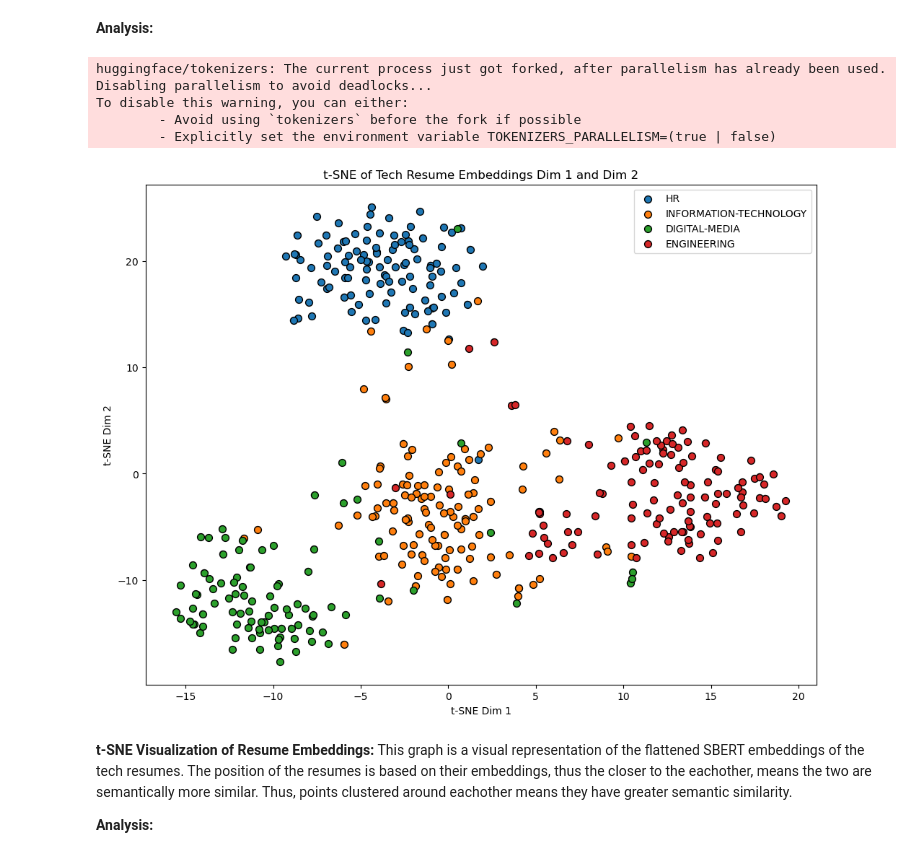
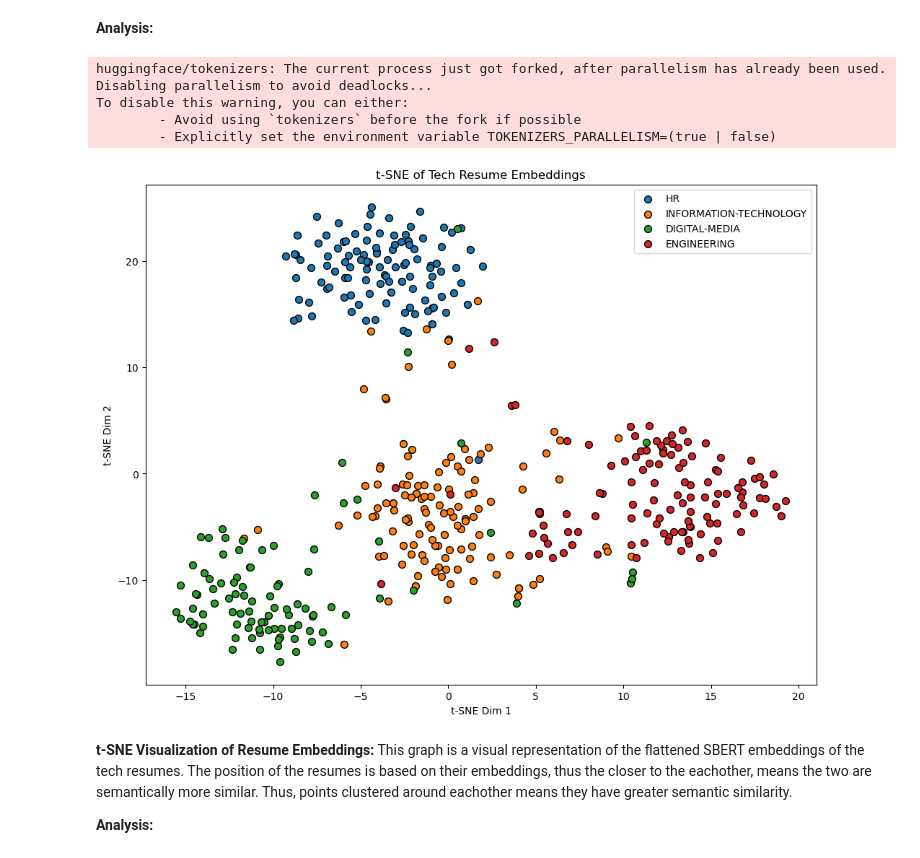
Before and after one commit to henry-AY/ResumeScreening, a Jupyter notebook: Resume_Screening.ipynb, the cells around one changed output. Saved outputs shown, nothing was run; the diff lists cells and outputs as text; code cells hidden in the pictures.

```diff
--- a/Resume_Screening.ipynb
+++ b/Resume_Screening.ipynb
@@ -253,35 +253,35 @@ df_tnse_fitted['Y'] = tnse_fitted[:,1]
 # Plot everything
 plt.figure(figsize=(12, 9))
 scatter = plt.scatter(df_tnse_fitted['X'], df_tnse_fitted['Y'], c = color_codes, edgecolors='black', alpha=0.5)
 
 # I had to use ChatGPT for this part because honestly, I have no idea how to do this and couldn't find a way
 unique_categories = df_tnse_fitted['Category'].unique()
 colors = plt.cm.tab10.colors
 
 # Loop through each category to plot them one by one
 for idx, category in enumerate(unique_categories):
     subset = df_tnse_fitted[df_tnse_fitted['Category'] == category]
     plt.scatter(
         subset['X'], subset['Y'],
         color=colors[idx % len(colors)],
         edgecolors='black',
         label=category,
         s=50
     )
 # Till this part
 
 # Axis labels and title
 plt.xlabel("t-SNE Dim 1")
 plt.ylabel("t-SNE Dim 2")
-plt.title("t-SNE of Tech Resume Embeddings Dim 1 and Dim 2")
+plt.title("t-SNE of Tech Resume Embeddings")
 plt.legend()
 plt.show()
 # %% [output]
 huggingface/tokenizers: The current process just got forked, after parallelism has already been used. Disabling parallelism to avoid deadlocks...
 To disable this warning, you can either:
         - Avoid using `tokenizers` before the fork if possible
         - Explicitly set the environment variable TOKENIZERS_PARALLELISM=(true | false)
-[figure, old version]
+[figure, new version]
 # %% [markdown]
 **t-SNE Visualization of Resume Embeddings:**
 This graph is a visual representation of the flattened SBERT embeddings of the tech resumes. The position of the resumes is based on their embeddings, thus the closer to the eachother, means the two are semantically more similar. Thus, points clustered around eachother means they have greater semantic similarity.
```
Also changed, not shown: parts of 8 cells of this notebook.
